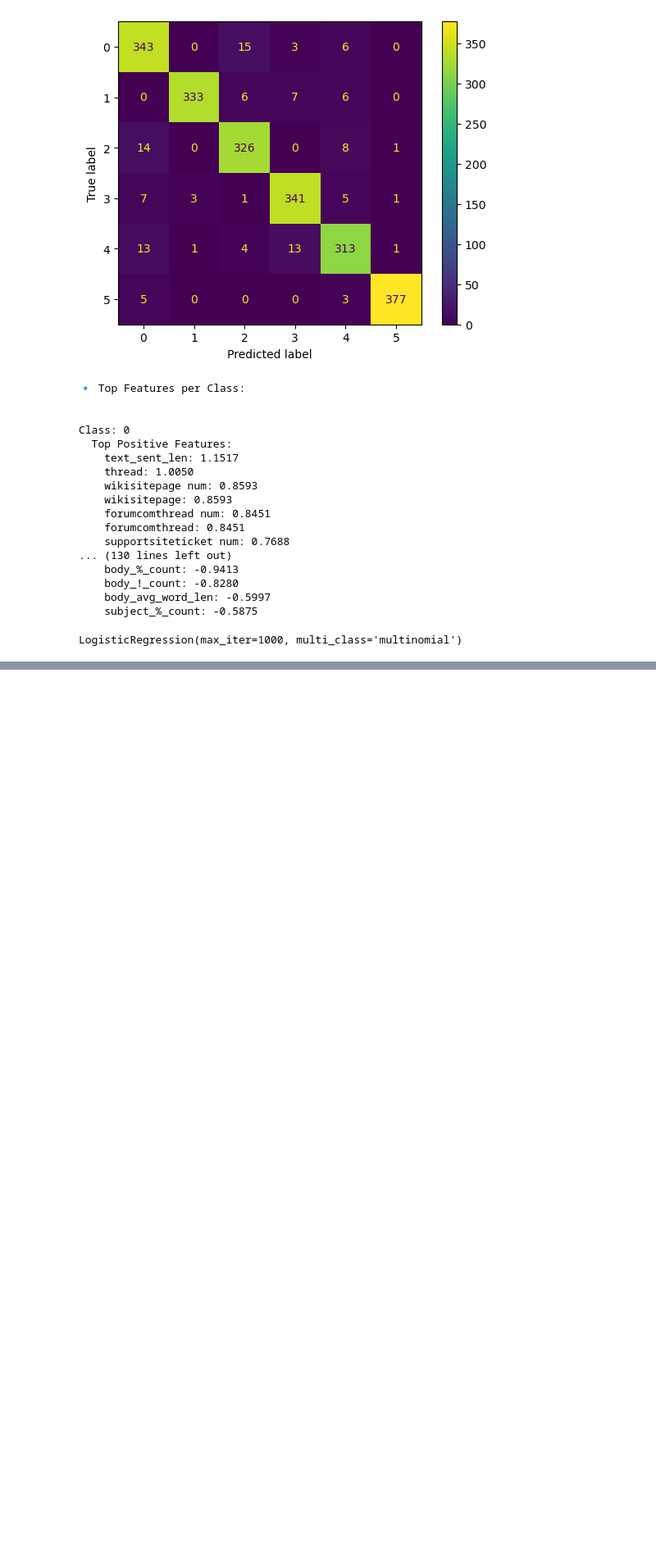
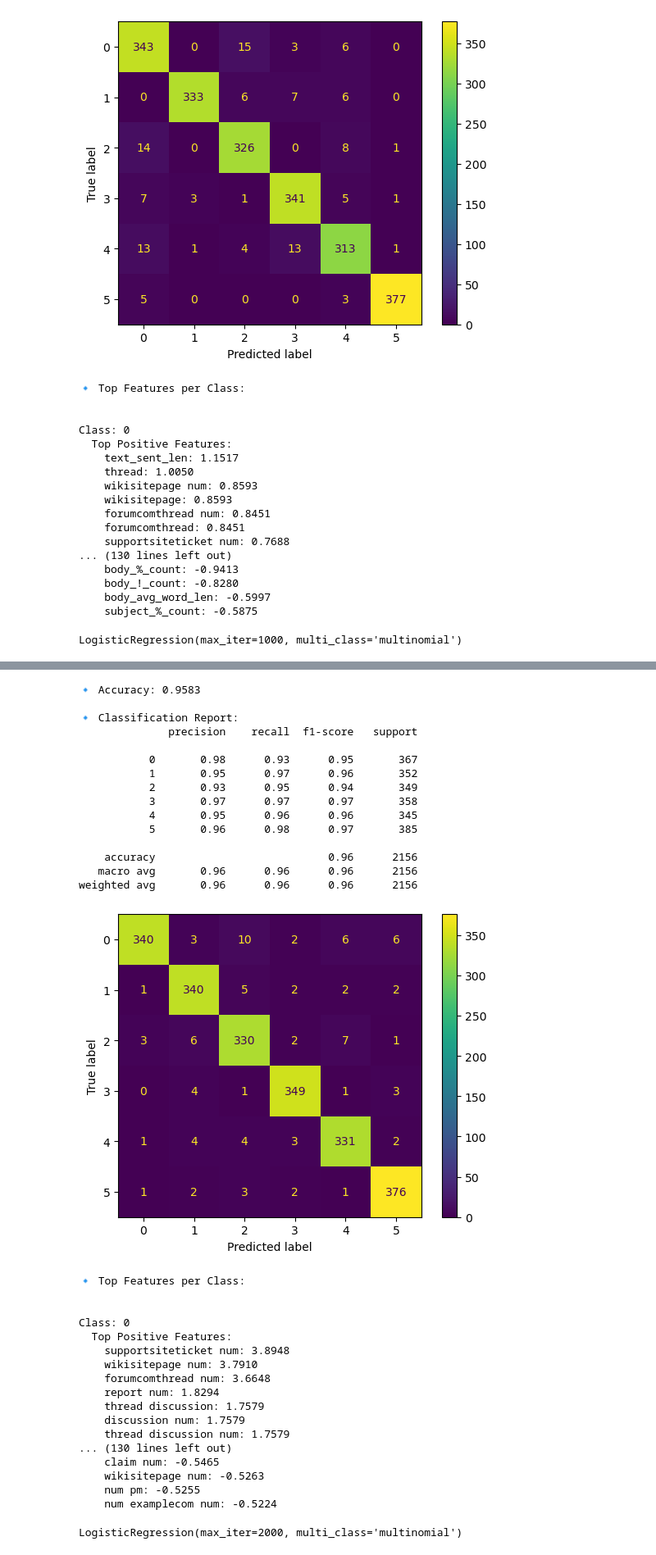
Before and after one commit to Nandita29534/Email_Classifier_repo, a Jupyter notebook: Baseline.ipynb, the cells around one changed output, grey strips where cells are left out. Shown at 82% size. Saved outputs shown, nothing was run; the diff lists cells and outputs as text; code cells hidden in the pictures; blank space fills up the shorter version.

```diff
--- a/Baseline.ipynb
+++ b/Baseline.ipynb
@@ -317,0 +434,45 @@ LogisticRegression(max_iter=1000, multi_class='multinomial')
+# %%
+bigram_tigram_features = bigrams_trigrams.get_feature_names_out()
+# %%
+pos_features_names = pos_vectorizer.get_feature_names_out()
+# %%
+all_feature_names = np.concatenate([bigram_tigram_features, pos_features_names])
+# %%
+X_train,X_test,y_train,y_test = get_train_test(X_input_1,y,test_size=0.2,random_state=101)
+# %%
+run_logistic_regression(X_train, X_test, y_train, y_test, feature_names=all_feature_names)
+# %% [output]
+🔹 Accuracy: 0.9583
+
+🔹 Classification Report:
+              precision    recall  f1-score   support
+
+           0       0.98      0.93      0.95       367
+           1       0.95      0.97      0.96       352
+           2       0.93      0.95      0.94       349
+           3       0.97      0.97      0.97       358
+           4       0.95      0.96      0.96       345
+           5       0.96      0.98      0.97       385
+
+    accuracy                           0.96      2156
+   macro avg       0.96      0.96      0.96      2156
+weighted avg       0.96      0.96      0.96      2156
+[figure, added]
+🔹 Top Features per Class:
+
+
+Class: 0
+  Top Positive Features:
+    supportsiteticket num: 3.8948
+    wikisitepage num: 3.7910
+    forumcomthread num: 3.6648
+    report num: 1.8294
+    thread discussion: 1.7579
+    discussion num: 1.7579
+    thread discussion num: 1.7579
+... (130 lines left out)
+    claim num: -0.5465
+    wikisitepage num: -0.5263
+    num pm: -0.5255
+    num examplecom num: -0.5224
+LogisticRegression(max_iter=2000, multi_class='multinomial')
```
Also changed, not shown: parts of 23 cells of this notebook.
